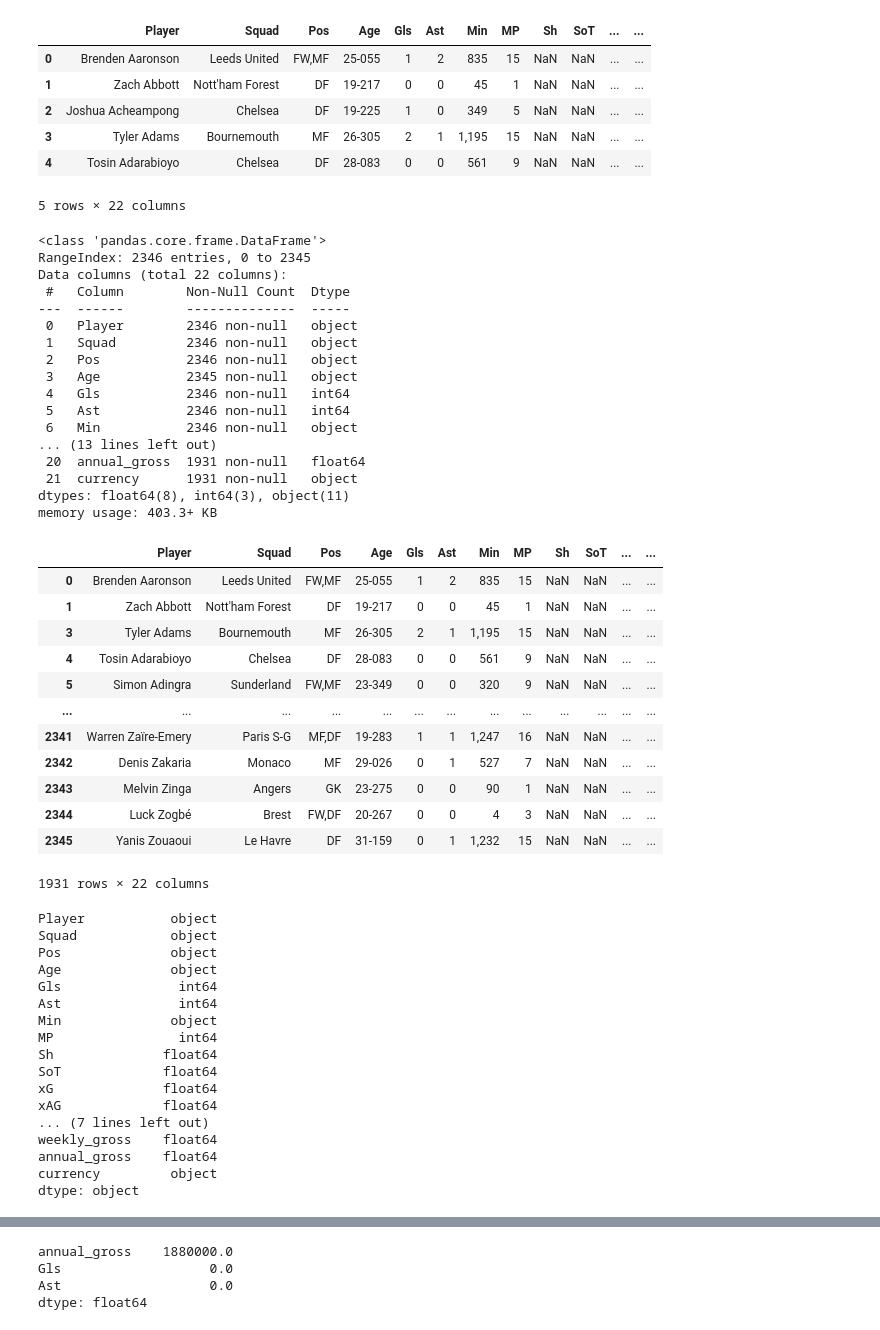
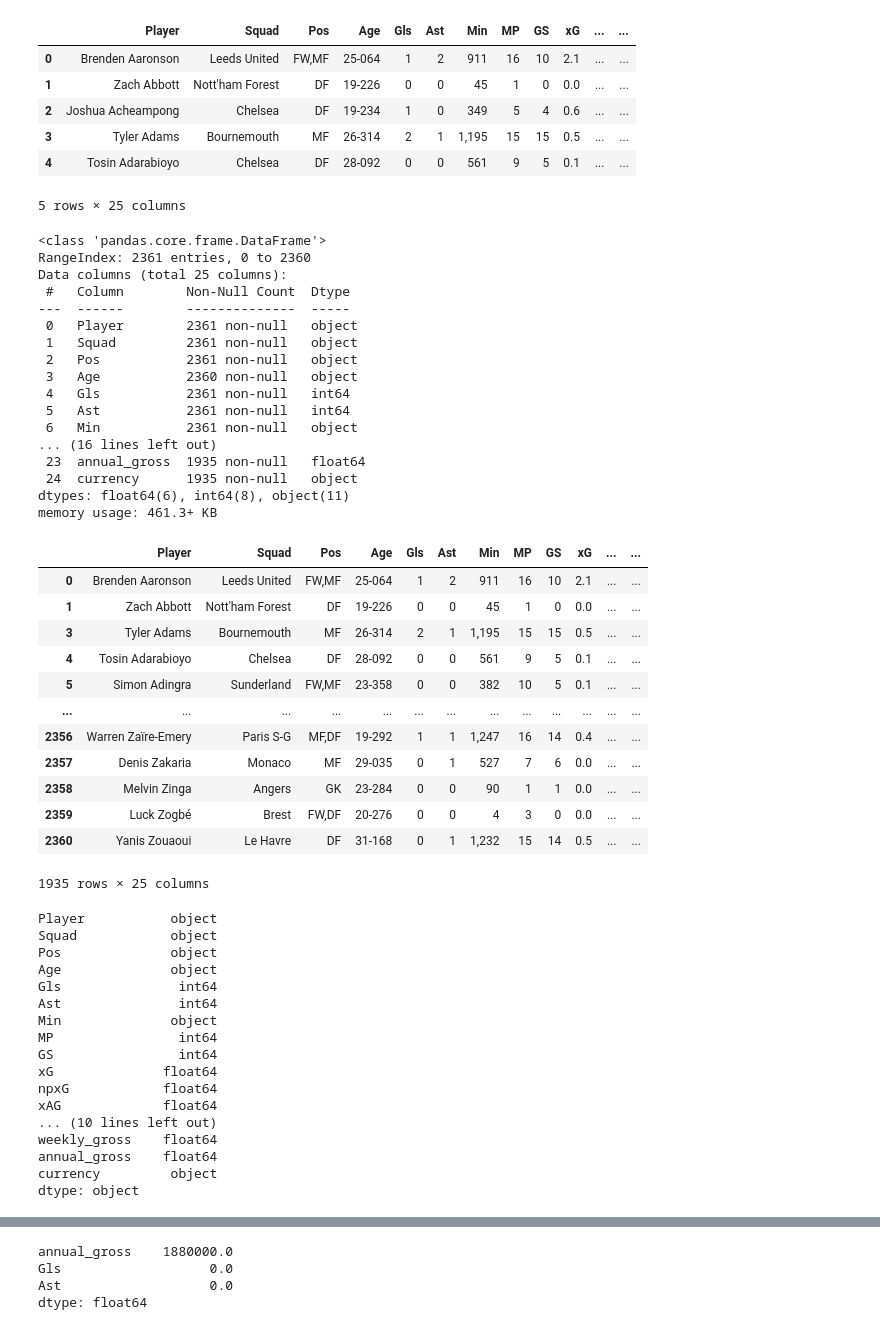
Before and after one commit to Bola-j/Football_Aanlytics_project, a Jupyter notebook: analysis/question 2 Data .ipynb, the cells around one changed output, grey strips where cells are left out. Cells and saved outputs as stored; diff of their text form; code cells hidden in the pictures.

```diff
--- a/analysis/question 2 Data .ipynb
+++ b/analysis/question 2 Data .ipynb
@@ -3,53 +3,53 @@ import pandas as pd
 import numpy as np
 import matplotlib.pyplot as plt
 # %%
-df = pd.read_csv("player_stats_with_salaries.csv")
+df = pd.read_csv("../data_raw/player_stats_with_salaries.csv")
 df.head()
 # %% [output]
-|  | Player | Squad | Pos | Age | Gls | Ast | Min | MP | Sh | SoT | ... | ... |
-| 0 | Brenden Aaronson | Leeds United | FW,MF | 25-055 | 1 | 2 | 835 | 15 | NaN | NaN | ... | ... |
-| 1 | Zach Abbott | Nott'ham Forest | DF | 19-217 | 0 | 0 | 45 | 1 | NaN | NaN | ... | ... |
-| 2 | Joshua Acheampong | Chelsea | DF | 19-225 | 1 | 0 | 349 | 5 | NaN | NaN | ... | ... |
-| 3 | Tyler Adams | Bournemouth | MF | 26-305 | 2 | 1 | 1,195 | 15 | NaN | NaN | ... | ... |
-| 4 | Tosin Adarabioyo | Chelsea | DF | 28-083 | 0 | 0 | 561 | 9 | NaN | NaN | ... | ... |
+|  | Player | Squad | Pos | Age | Gls | Ast | Min | MP | GS | xG | ... | ... |
+| 0 | Brenden Aaronson | Leeds United | FW,MF | 25-064 | 1 | 2 | 911 | 16 | 10 | 2.1 | ... | ... |
+| 1 | Zach Abbott | Nott'ham Forest | DF | 19-226 | 0 | 0 | 45 | 1 | 0 | 0.0 | ... | ... |
+| 2 | Joshua Acheampong | Chelsea | DF | 19-234 | 1 | 0 | 349 | 5 | 4 | 0.6 | ... | ... |
+| 3 | Tyler Adams | Bournemouth | MF | 26-314 | 2 | 1 | 1,195 | 15 | 15 | 0.5 | ... | ... |
+| 4 | Tosin Adarabioyo | Chelsea | DF | 28-092 | 0 | 0 | 561 | 9 | 5 | 0.1 | ... | ... |
-5 rows × 22 columns
+5 rows × 25 columns
 # %%
 df.info()
 # %% [output]
 <class 'pandas.core.frame.DataFrame'>
-RangeIndex: 2346 entries, 0 to 2345
-Data columns (total 22 columns):
+RangeIndex: 2361 entries, 0 to 2360
+Data columns (total 25 columns):
  #   Column        Non-Null Count  Dtype
 ---  ------        --------------  -----
- 0   Player        2346 non-null   object
- 1   Squad         2346 non-null   object
- 2   Pos           2346 non-null   object
- 3   Age           2345 non-null   object
- 4   Gls           2346 non-null   int64
- 5   Ast           2346 non-null   int64
- 6   Min           2346 non-null   object
-... (13 lines left out)
- 20  annual_gross  1931 non-null   float64
- 21  currency      1931 non-null   object
-dtypes: float64(8), int64(3), object(11)
-memory usage: 403.3+ KB
+ 0   Player        2361 non-null   object
+ 1   Squad         2361 non-null   object
+ 2   Pos           2361 non-null   object
+ 3   Age           2360 non-null   object
+ 4   Gls           2361 non-null   int64
+ 5   Ast           2361 non-null   int64
+ 6   Min           2361 non-null   object
+... (16 lines left out)
+ 23  annual_gross  1935 non-null   float64
+ 24  currency      1935 non-null   object
+dtypes: float64(6), int64(8), object(11)
+memory usage: 461.3+ KB
 # %%
 df_clean = df.dropna(subset=['annual_gross', 'Gls', 'Ast'])
 df_clean
 # %% [output]
-|  | Player | Squad | Pos | Age | Gls | Ast | Min | MP | Sh | SoT | ... | ... |
-| 0 | Brenden Aaronson | Leeds United | FW,MF | 25-055 | 1 | 2 | 835 | 15 | NaN | NaN | ... | ... |
-| 1 | Zach Abbott | Nott'ham Forest | DF | 19-217 | 0 | 0 | 45 | 1 | NaN | NaN | ... | ... |
-| 3 | Tyler Adams | Bournemouth | MF | 26-305 | 2 | 1 | 1,195 | 15 | NaN | NaN | ... | ... |
-| 4 | Tosin Adarabioyo | Chelsea | DF | 28-083 | 0 | 0 | 561 | 9 | NaN | NaN | ... | ... |
-| 5 | Simon Adingra | Sunderland | FW,MF | 23-349 | 0 | 0 | 320 | 9 | NaN | NaN | ... | ... |
+|  | Player | Squad | Pos | Age | Gls | Ast | Min | MP | GS | xG | ... | ... |
+| 0 | Brenden Aaronson | Leeds United | FW,MF | 25-064 | 1 | 2 | 911 | 16 | 10 | 2.1 | ... | ... |
+| 1 | Zach Abbott | Nott'ham Forest | DF | 19-226 | 0 | 0 | 45 | 1 | 0 | 0.0 | ... | ... |
+| 3 | Tyler Adams | Bournemouth | MF | 26-314 | 2 | 1 | 1,195 | 15 | 15 | 0.5 | ... | ... |
+| 4 | Tosin Adarabioyo | Chelsea | DF | 28-092 | 0 | 0 | 561 | 9 | 5 | 0.1 | ... | ... |
+| 5 | Simon Adingra | Sunderland | FW,MF | 23-358 | 0 | 0 | 382 | 10 | 5 | 0.1 | ... | ... |
 | ... | ... | ... | ... | ... | ... | ... | ... | ... | ... | ... | ... | ... |
-| 2341 | Warren Zaïre-Emery | Paris S-G | MF,DF | 19-283 | 1 | 1 | 1,247 | 16 | NaN | NaN | ... | ... |
-| 2342 | Denis Zakaria | Monaco | MF | 29-026 | 0 | 1 | 527 | 7 | NaN | NaN | ... | ... |
-| 2343 | Melvin Zinga | Angers | GK | 23-275 | 0 | 0 | 90 | 1 | NaN | NaN | ... | ... |
-| 2344 | Luck Zogbé | Brest | FW,DF | 20-267 | 0 | 0 | 4 | 3 | NaN | NaN | ... | ... |
-| 2345 | Yanis Zouaoui | Le Havre | DF | 31-159 | 0 | 1 | 1,232 | 15 | NaN | NaN | ... | ... |
+| 2356 | Warren Zaïre-Emery | Paris S-G | MF,DF | 19-292 | 1 | 1 | 1,247 | 16 | 14 | 0.4 | ... | ... |
+| 2357 | Denis Zakaria | Monaco | MF | 29-035 | 0 | 1 | 527 | 7 | 6 | 0.0 | ... | ... |
+| 2358 | Melvin Zinga | Angers | GK | 23-284 | 0 | 0 | 90 | 1 | 1 | 0.0 | ... | ... |
+| 2359 | Luck Zogbé | Brest | FW,DF | 20-276 | 0 | 0 | 4 | 3 | 0 | 0.0 | ... | ... |
+| 2360 | Yanis Zouaoui | Le Havre | DF | 31-168 | 0 | 1 | 1,232 | 15 | 14 | 0.5 | ... | ... |
-1931 rows × 22 columns
+1935 rows × 25 columns
 # %%
 df_clean.dtypes
 # %% [output]
@@ -61,11 +61,11 @@ Gls               int64
 Ast               int64
 Min              object
 MP                int64
-Sh              float64
-SoT             float64
+GS                int64
 xG              float64
+npxG            float64
 xAG             float64
-... (7 lines left out)
+... (10 lines left out)
 weekly_gross    float64
 annual_gross    float64
 currency         object
```
Also changed, not shown: parts of 6 cells of this notebook, 2 other files.
